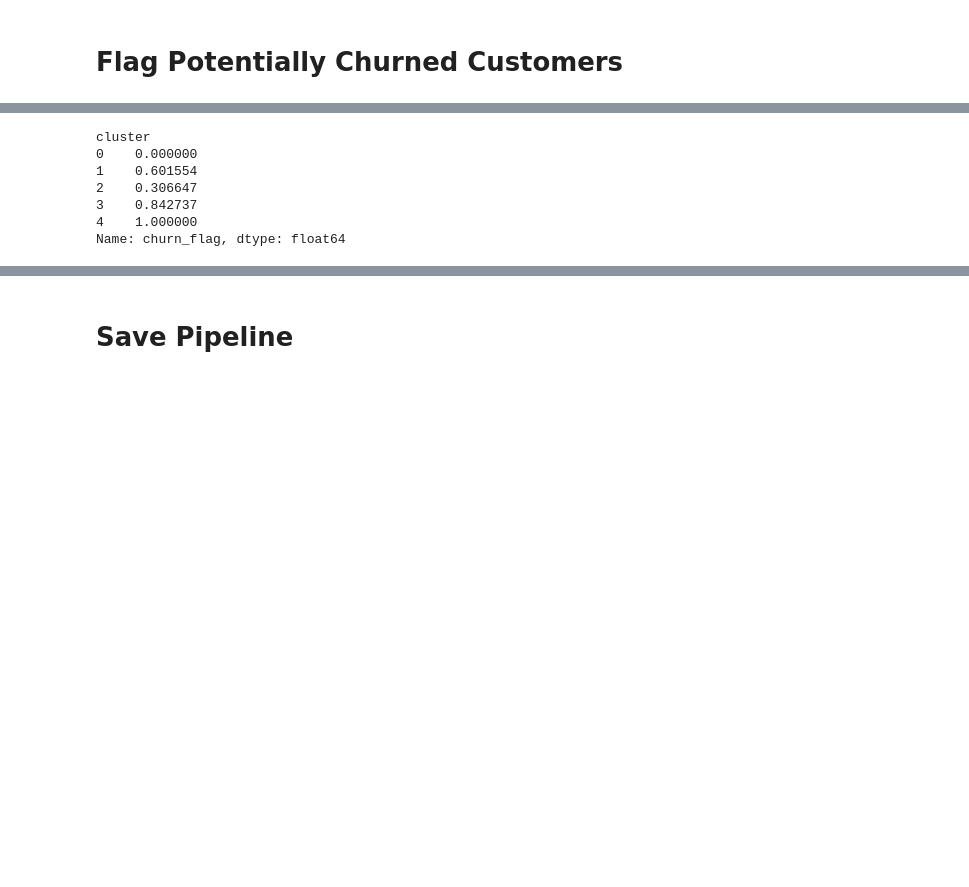
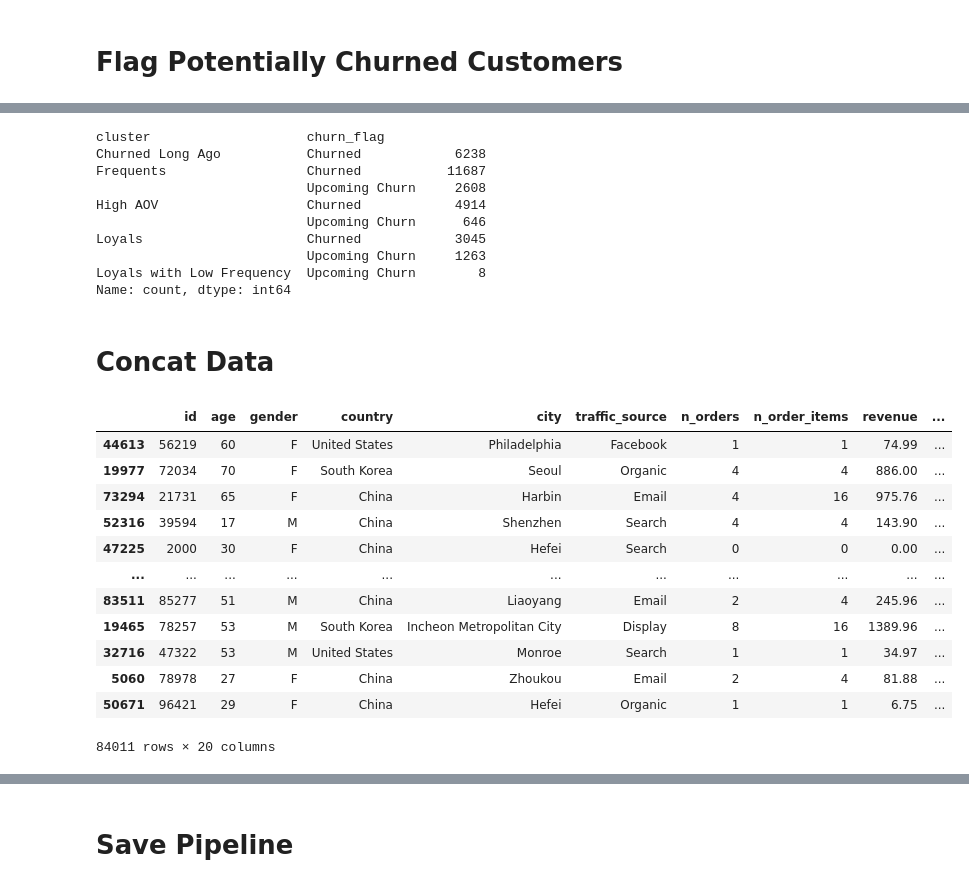
Before and after one commit to egeatmaca/ecommerce_segments, a Jupyter notebook: notebooks/customer_segmentation.ipynb, the cells around one changed output, grey strips where cells are left out. Cells and saved outputs as stored; diff of their text form; code cells hidden in the pictures; blank space fills up the shorter version.

Commit message:
customer segmentation deployment pipeline

```diff
--- a/notebooks/customer_segmentation.ipynb
+++ b/notebooks/customer_segmentation.ipynb
@@ -348,10 +371,55 @@ df_lifetime_cluster
+# %%
+df_lifetime_flagged = add_churn_flags(df_lifetime_cluster)
 # %%
-df_lifetime_cluster.groupby('cluster')['churn_flag'].mean()
+df_lifetime_flagged.groupby('cluster')['churn_flag'].value_counts()
 # %% [output]
-cluster
-0    0.000000
-1    0.601554
-2    0.306647
-3    0.842737
-4    1.000000
-Name: churn_flag, dtype: float64
+cluster                    churn_flag
+Churned Long Ago           Churned            6238
+Frequents                  Churned           11687
+                           Upcoming Churn     2608
+High AOV                   Churned            4914
+                           Upcoming Churn      646
+Loyals                     Churned            3045
+                           Upcoming Churn     1263
+Loyals with Low Frequency  Upcoming Churn        8
+Name: count, dtype: int64
+# %% [markdown]
+# Concat Data
+# %%
+def concat_lifetime_cols(repeat_purchasers, df_lifetime_flagged):
+    return  pd.concat([repeat_purchasers,
+                       df_lifetime_flagged.drop(columns=['churn_limit', 'upcoming_churn_limit'])],
+                      axis=1)
+# %%
+def concat_customers(repeat_purchasers_clustered, one_off_customers, inactive_users):
+    repeat_purchasers_clustered = repeat_purchasers_clustered.rename(columns={'cluster': 'segment'})
+    one_off_customers, inactive_users = one_off_customers.copy(), inactive_users.copy()
+    one_off_customers['segment'] = 'One-Off Customers'
+    inactive_users['segment'] = 'Never Ordered'
+    customers_segmented = pd.concat([repeat_purchasers_clustered, one_off_customers, inactive_users])\
+                            .sort_values('created_at')
+    return customers_segmented
+# %%
+repeat_purchasers_clustered = concat_lifetime_cols(repeat_purchasers, df_lifetime_flagged)
+
+one_off_customers_lifetime = make_lifetime_features(one_off_customers, now)
+one_off_customers_ = one_off_customers.join(one_off_customers_lifetime)
+one_off_customers_.loc[one_off_customers_.avg_days_to_order==np.inf, 'avg_days_to_order'] = None
+
+customers_segmented = concat_customers(repeat_purchasers_clustered, one_off_customers_, inactive_users)
+# %%
+customers_segmented
+# %% [output]
+|  | id | age | gender | country | city | traffic_source | n_orders | n_order_items | revenue | ... |
+| 44613 | 56219 | 60 | F | United States | Philadelphia | Facebook | 1 | 1 | 74.99 | ... |
+| 19977 | 72034 | 70 | F | South Korea | Seoul | Organic | 4 | 4 | 886.00 | ... |
+| 73294 | 21731 | 65 | F | China | Harbin | Email | 4 | 16 | 975.76 | ... |
+| 52316 | 39594 | 17 | M | China | Shenzhen | Search | 4 | 4 | 143.90 | ... |
+| 47225 | 2000 | 30 | F | China | Hefei | Search | 0 | 0 | 0.00 | ... |
+| ... | ... | ... | ... | ... | ... | ... | ... | ... | ... | ... |
+| 83511 | 85277 | 51 | M | China | Liaoyang | Email | 2 | 4 | 245.96 | ... |
+| 19465 | 78257 | 53 | M | South Korea | Incheon Metropolitan City | Display | 8 | 16 | 1389.96 | ... |
+| 32716 | 47322 | 53 | M | United States | Monroe | Search | 1 | 1 | 34.97 | ... |
+| 5060 | 78978 | 27 | F | China | Zhoukou | Email | 2 | 4 | 81.88 | ... |
+| 50671 | 96421 | 29 | F | China | Hefei | Organic | 1 | 1 | 6.75 | ... |
+84011 rows × 20 columns
```
Also changed, not shown: parts of 32 cells of this notebook, 4 other files.
